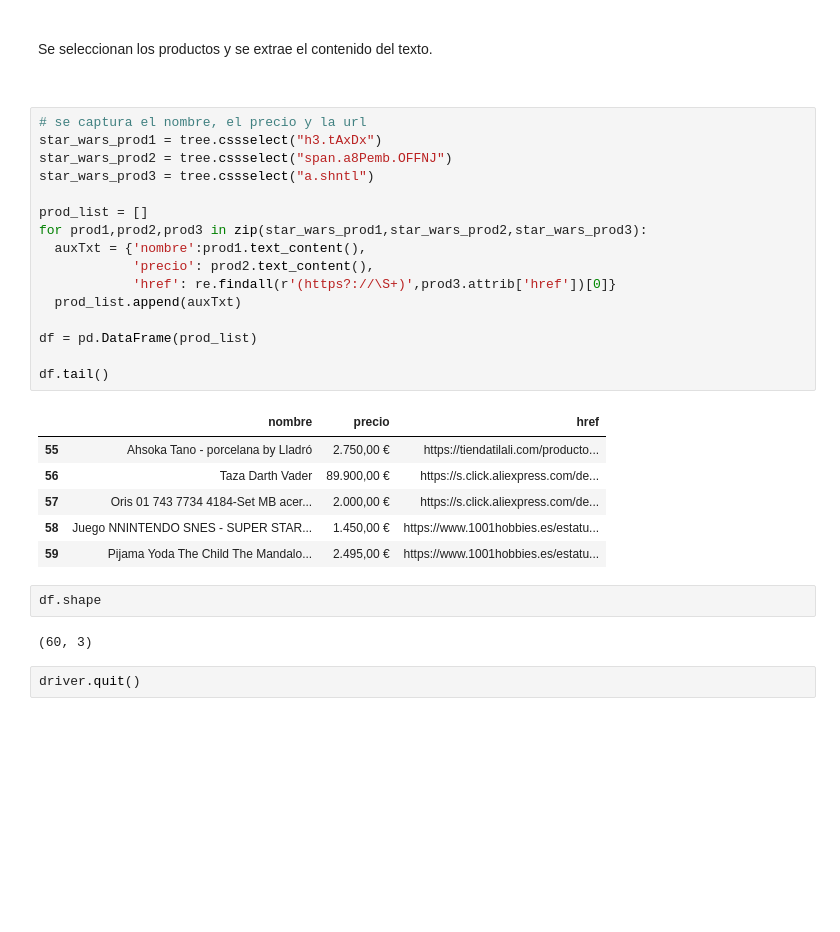
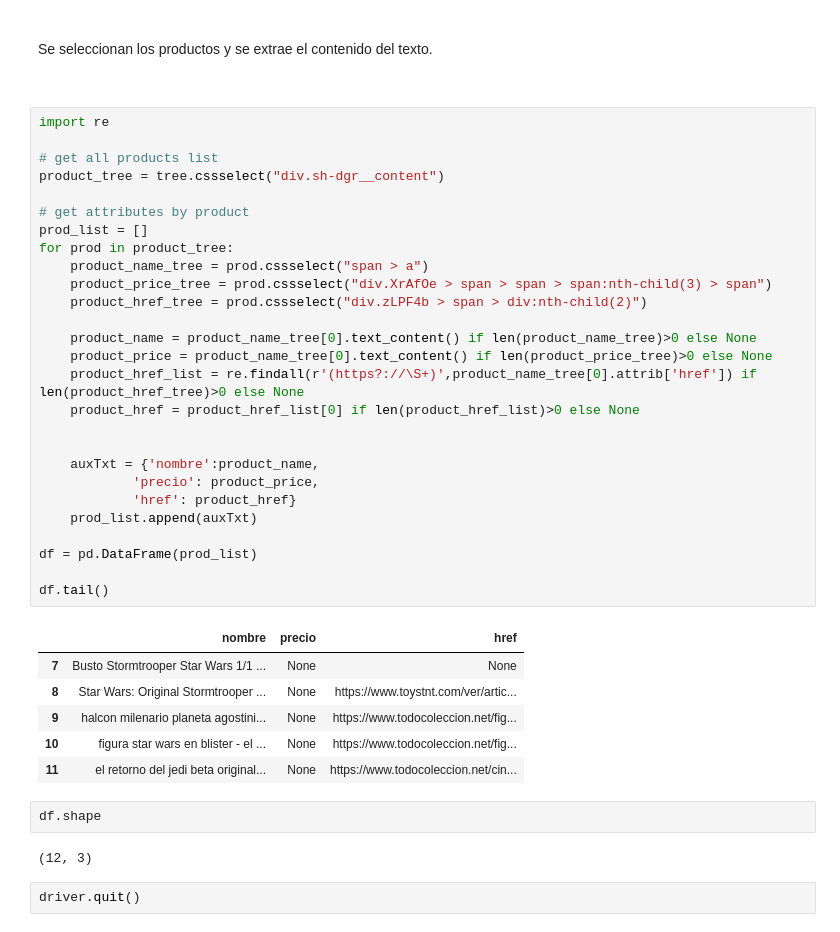
Before and after one commit to griu/mbdds_fc20, a Jupyter notebook: datos_digitales/modulo3_tema1_dd_05_webscraping.ipynb, the cells around one changed output. Drawn from its saved outputs; the diff is of its cells as text; blank space fills up the shorter version.

```diff
--- a/datos_digitales/modulo3_tema1_dd_05_webscraping.ipynb
+++ b/datos_digitales/modulo3_tema1_dd_05_webscraping.ipynb
@@ -1114,33 +1140,44 @@ tree = html.document_fromstring(html_text)
 Se seleccionan los productos y se extrae el contenido del texto.
 
 <br>
-# %%
-# se captura el nombre, el precio y la url
-star_wars_prod1 = tree.cssselect("h3.tAxDx")
-star_wars_prod2 = tree.cssselect("span.a8Pemb.OFFNJ")
-star_wars_prod3 = tree.cssselect("a.shntl")
-
-prod_list = []
-for prod1,prod2,prod3 in zip(star_wars_prod1,star_wars_prod2,star_wars_prod3):
-  auxTxt = {'nombre':prod1.text_content(),
-            'precio': prod2.text_content(),
-            'href': re.findall(r'(https?://\S+)',prod3.attrib['href'])[0]}
-  prod_list.append(auxTxt)
-
-df = pd.DataFrame(prod_list)
-
-df.tail()
-# %% [output]
-|  | nombre | precio | href |
-| 55 | Ahsoka Tano - porcelana by Lladró | 2.750,00 € | https://tiendatilali.com/producto... |
-| 56 | Taza Darth Vader | 89.900,00 € | https://s.click.aliexpress.com/de... |
-| 57 | Oris 01 743 7734 4184-Set MB acer... | 2.000,00 € | https://s.click.aliexpress.com/de... |
-| 58 | Juego NNINTENDO SNES - SUPER STAR... | 1.450,00 € | https://www.1001hobbies.es/estatu... |
-| 59 | Pijama Yoda The Child The Mandalo... | 2.495,00 € | https://www.1001hobbies.es/estatu... |
+# %%
+import re
+
+# get all products list
+product_tree = tree.cssselect("div.sh-dgr__content")
+
+# get attributes by product
+prod_list = []
+for prod in product_tree:
+    product_name_tree = prod.cssselect("span > a")
+    product_price_tree = prod.cssselect("div.XrAfOe > span > span > span:nth-child(3) > span")
+    product_href_tree = prod.cssselect("div.zLPF4b > span > div:nth-child(2)")
+
+    product_name = product_name_tree[0].text_content() if len(product_name_tree)>0 else None
+    product_price = product_name_tree[0].text_content() if len(product_price_tree)>0 else None
+    product_href_list = re.findall(r'(https?://\S+)',product_name_tree[0].attrib['href']) if len(product_href_tree)>0 else None
+    product_href = product_href_list[0] if len(product_href_list)>0 else None
+
+
+    auxTxt = {'nombre':product_name,
+            'precio': product_price,
+            'href': product_href}
+    prod_list.append(auxTxt)
+
+df = pd.DataFrame(prod_list)
+
+df.tail()
+# %% [output]
+|  | nombre | precio | href |
+| 7 | Busto Stormtrooper Star Wars 1/1 ... | None | None |
+| 8 | Star Wars: Original Stormtrooper ... | None | https://www.toystnt.com/ver/artic... |
+| 9 | halcon milenario planeta agostini... | None | https://www.todocoleccion.net/fig... |
+| 10 | figura star wars en blister - el ... | None | https://www.todocoleccion.net/fig... |
+| 11 | el retorno del jedi beta original... | None | https://www.todocoleccion.net/cin... |
 # %%
 df.shape
 # %% [output]
-(60, 3)
+(12, 3)
 # %%
 driver.quit()
 # %% [markdown]
```
Also changed, not shown: parts of 21 cells of this notebook, 1 other file.
